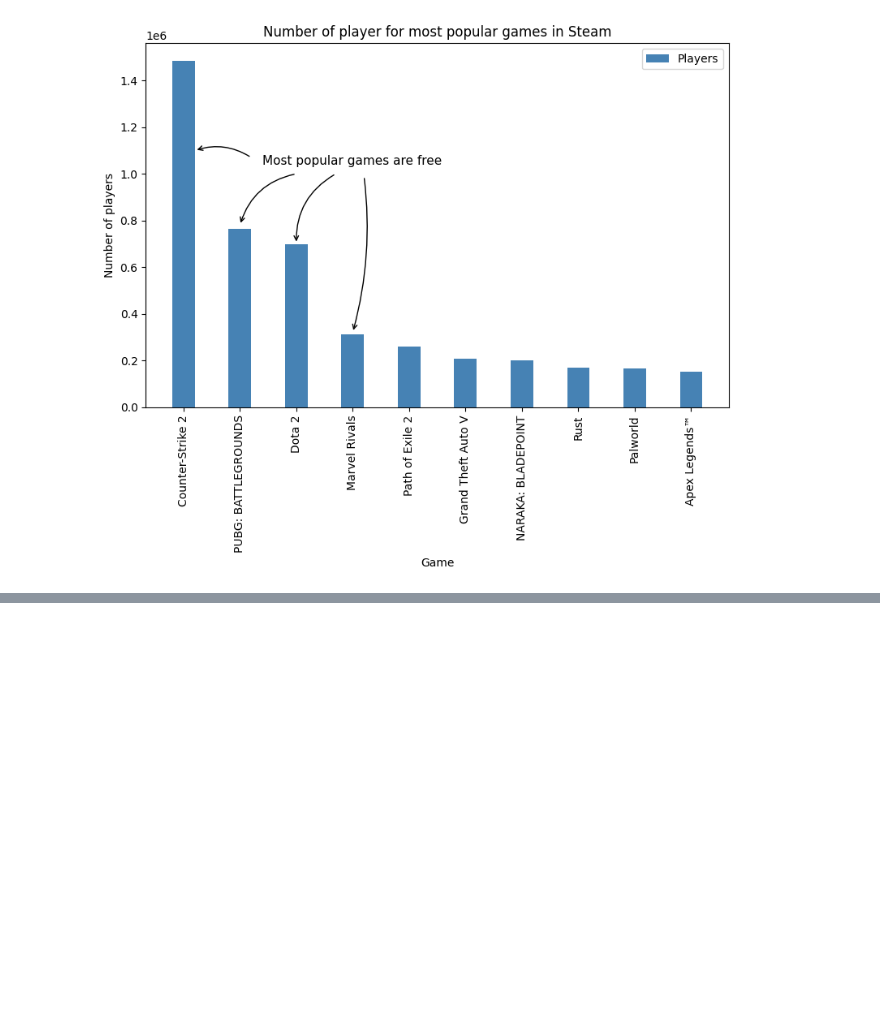
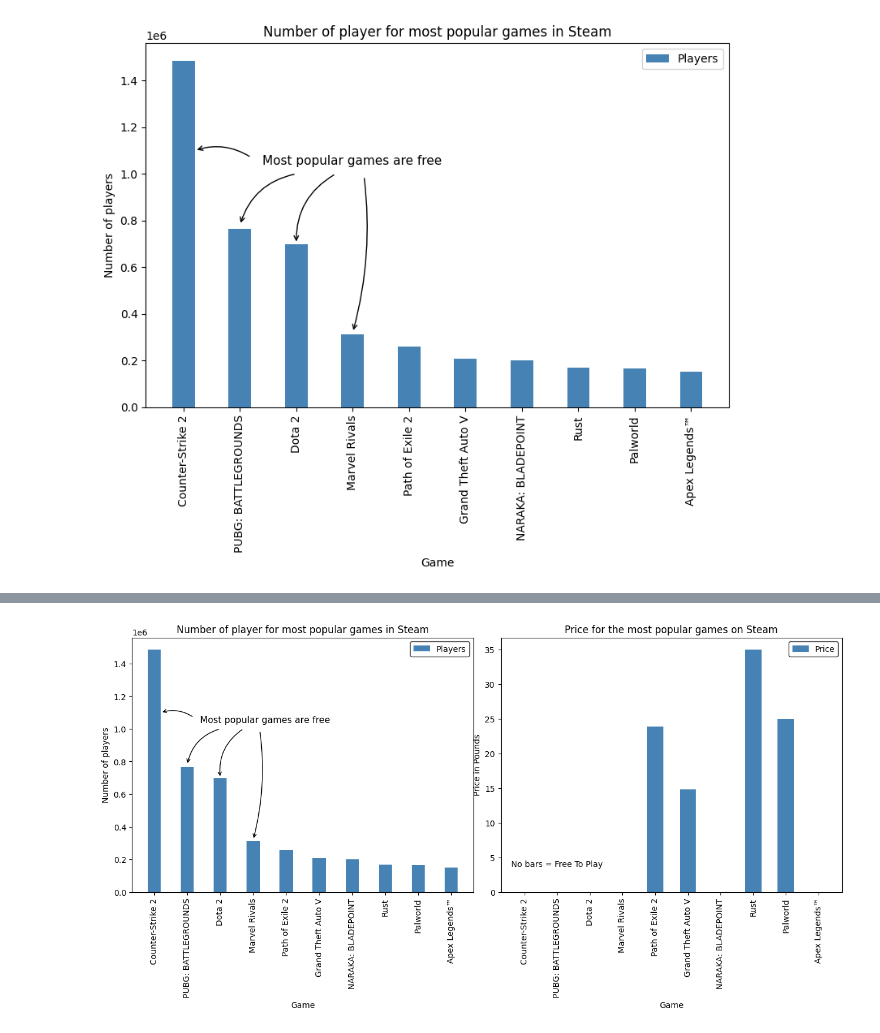
Before and after one commit to Nirre23/data_visualization, a Jupyter notebook: exercises/exercise0/steam_games.ipynb, the cells around one changed output, grey strips where cells are left out. Drawn from its saved outputs; the diff is of its cells as text; code cells hidden in the pictures; blank space fills up the shorter version.

```diff
--- a/exercises/exercise0/steam_games.ipynb
+++ b/exercises/exercise0/steam_games.ipynb
@@ -120,0 +190,80 @@ plt.savefig('../plots/price_top10.png', dpi=300, bbox_inches='tight')
+# %%
+from matplotlib.lines import Line2D
+
+price_top10['Price_numeric'] = price_top10['Price'].apply(clean_price)
+
+fig, (ax1,ax2) = plt.subplots(1,2,figsize=(13, 7))
+
+ax1.bar(top10['Name'], top10['Current Players'], color='steelblue',width=0.4, label='Players')
+ax1.set_xlabel('Game')
+ax1.set_ylabel('Number of players')
+ax1.set_title('Number of player for most popular games in Steam')
+legend = ax1.legend()
+legend.get_frame().set_edgecolor('black')
+ax1.tick_params(axis='x', rotation=90)
+plt.tight_layout()
+
+arrowprops1= dict(arrowstyle="->", linewidth = 1, connectionstyle="arc3, rad=0.3")
+arrowprops2= dict(arrowstyle="->", linewidth = 1, connectionstyle="arc3, rad=0.3")
+arrowprops3= dict(arrowstyle="->", linewidth = 1, connectionstyle="arc3, rad=0.24")
+arrowprops4= dict(arrowstyle="->", linewidth = 1, connectionstyle="arc3, rad= -0.1")
+
+
+# 1. Placera själva texten
+text_x, text_y = 1.4, 1040000
+ax1.text(text_x, text_y, "Most popular games are free", fontsize=11)
+
+ax1.annotate(
+text=None,
+xy=(2, 700000),                   # stapel 3
+xytext=(2.7, 1000024),
+arrowprops=arrowprops1
+)
+ax1.annotate(
+text=None,
+xy=(1, 780000),                   # stapel 2
+xytext=(2, 1000024),
+arrowprops=arrowprops2
+)
+ax1.annotate(
+text=None,
+xy=(.2, 1100000),                   # stapel 1
+xytext=(text_x - 0.2, text_y+30000),
+arrowprops= arrowprops3
+)
+ax1.annotate(
+text=None,
+xy=(3 ,320000 ),
+xytext=(3.2, 990000),  # Stapel 4
+arrowprops=arrowprops4)
+plt.savefig('../plots/top10_games.png', dpi=300, bbox_inches='tight')
+
+
+bars = ax2.bar(price_top10['Name'], price_top10['Price_numeric'],
+              color='steelblue', width=0.5, label='Price')
+
+# 3. Ta bort staplar som är 0 i höjd (gör dem osynliga)
+for bar, value in zip(bars, price_top10['Price_numeric']):
+    if value == 0.0:
+        bar.set_visible(False)
+
+# 4. Resten som vanligt
+ax2.set_xlabel('Game')
+ax2.set_ylabel('Price in Pounds')
+ax2.set_title('Price for the most popular games on Steam')
+ax2.legend()
+ax2.annotate('No bars = Free To Play',
+            xy=(0.03, 0.10), xycoords='axes fraction',
+            fontsize=10, color='black')
+ax2.tick_params(axis='x', rotation=90)
+# Dynamisk y-ticks
+max_price = price_top10['Price_numeric'].max()
+ax2.set_yticks(range(0, int(max_price)+5, 5))
+# Skapa en anpassad legend med liten bar för 'Price'
+custom_legend = [Line2D([0], [0], color='steelblue',lw = 7 ,label='Price')]
+
+# Lägg till den anpassade legenden till ax2
+custom_legend = [Line2D([0], [0], color='steelblue', lw=8, label='Price', solid_capstyle='butt')]
+legend = ax2.legend(handles=custom_legend, loc='upper right')
+legend.get_frame().set_edgecolor('black')
+# %% [output]
@@ -120,0 +275 @@ plt.savefig('../plots/price_top10.png', dpi=300, bbox_inches='tight')
+[figure, added]
```
Also changed, not shown: parts of 7 cells of this notebook, 1 other file.
